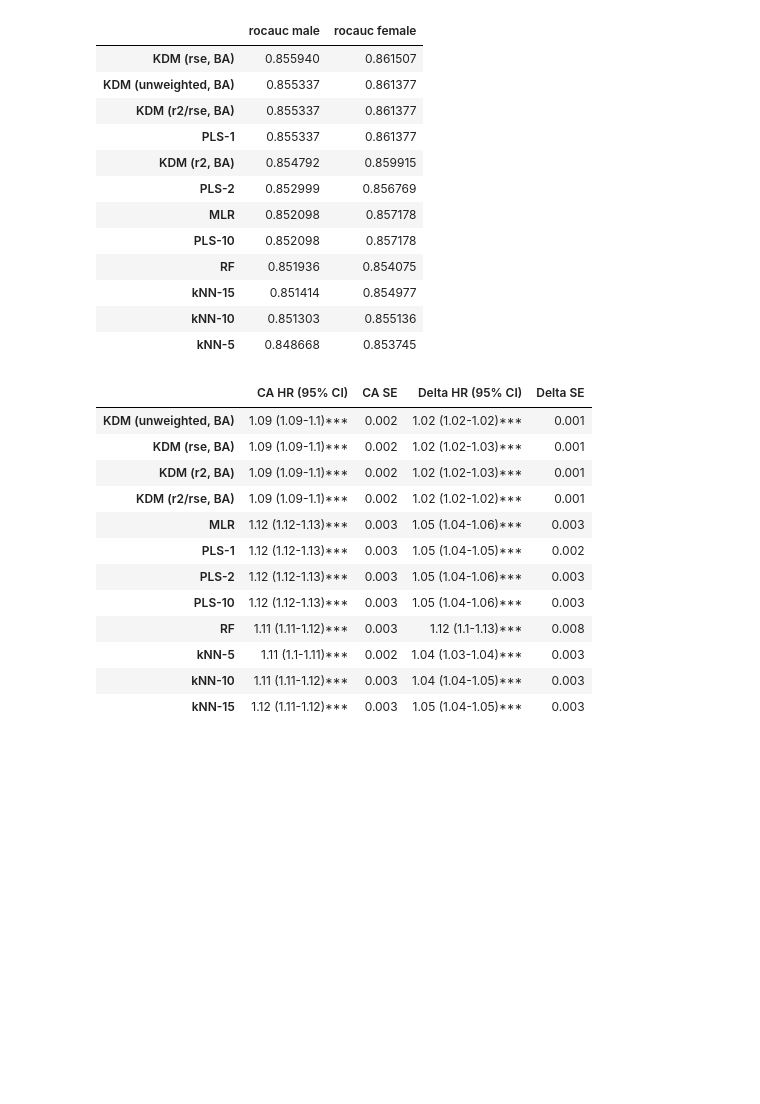
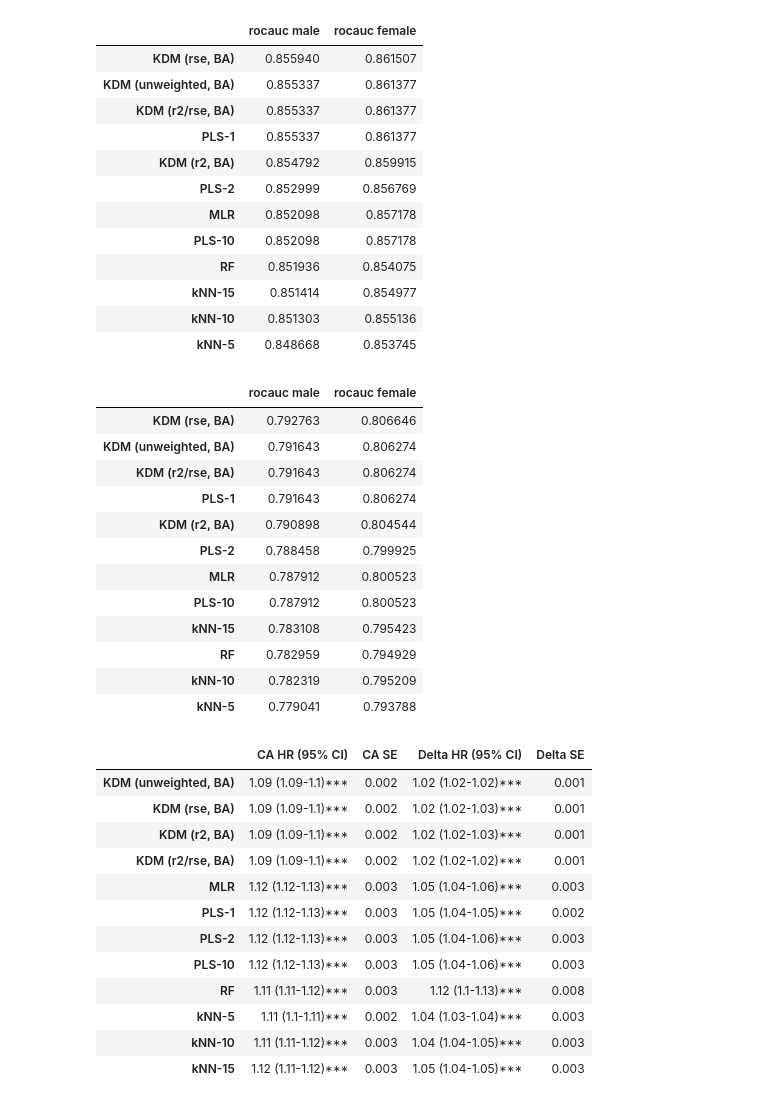
Before and after one commit to ComputationalAgingLab/ComputAge, a Jupyter notebook: mortality_testing.ipynb, the cells around one changed output. Drawn from its saved outputs; the diff is of its cells as text; code cells hidden in the pictures; blank space fills up the shorter version.

```diff
--- a/mortality_testing.ipynb
+++ b/mortality_testing.ipynb
@@ -226,9 +227,11 @@ colors = {'male':'tab:blue', 'female':'tab:red'}
 
 male_summaries = []
 female_summaries = []
-results = pd.DataFrame(columns=['rocauc male', 'rocauc female'])
+roc_results = pd.DataFrame(columns=['rocauc male', 'rocauc female'])
+ci_results = pd.DataFrame(columns=['rocauc male', 'rocauc female'])
 for ax, name in zip(axes.flatten(), models.keys()):
     rocs = []
+    cis = []
     for sex, sex_df, BA_df in zip(['male', 'female'],
                                     [df_male, df_female],
                                     [BA_male, BA_female]):
@@ -247,7 +250,7 @@ for ax, name in zip(axes.flatten(), models.keys()):
         res = np.array(res).T
         res = res[:, -1]
 
-        fpr, tpr, _ = roc_curve(sex_df.MORTSTAT, res)
+        fpr, tpr, _ = roc_curve(sex_df.MORTSTAT, res,)
 
         ax.plot(fpr, tpr, color=colors[sex],
                             alpha=0.7, linewidth=1, label=f'{sex}')
@@ -261,7 +264,11 @@ for ax, name in zip(axes.flatten(), models.keys()):
         else:
             female_summaries.append(cph.summary)
 
-    results = pd.concat([results, pd.DataFrame([rocs], columns=['rocauc male', 'rocauc female'], index=[name])])
+        ci = cph.score(Cox_train, scoring_method="concordance_index")
+        cis.append(ci)
+
+    roc_results = pd.concat([roc_results, pd.DataFrame([rocs], columns=['rocauc male', 'rocauc female'], index=[name])])
+    ci_results = pd.concat([ci_results, pd.DataFrame([cis], columns=['rocauc male', 'rocauc female'], index=[name])])
 
     ax.text(0.25, 0.4, f'ROC-AUC score\nMale: {rocs[0]:.3f}\nFemale: {rocs[1]:.3f}')
 
@@ -287,6 +294,22 @@ results.sort_values('rocauc male', ascending=False)
 | kNN-15 | 0.851414 | 0.854977 |
 | kNN-10 | 0.851303 | 0.855136 |
 | kNN-5 | 0.848668 | 0.853745 |
+# %%
+ci_results.sort_values('rocauc male', ascending=False)
+# %% [output]
+|  | rocauc male | rocauc female |
+| KDM (rse, BA) | 0.792763 | 0.806646 |
+| KDM (unweighted, BA) | 0.791643 | 0.806274 |
+| KDM (r2/rse, BA) | 0.791643 | 0.806274 |
+| PLS-1 | 0.791643 | 0.806274 |
+| KDM (r2, BA) | 0.790898 | 0.804544 |
+| PLS-2 | 0.788458 | 0.799925 |
+| MLR | 0.787912 | 0.800523 |
+| PLS-10 | 0.787912 | 0.800523 |
+| kNN-15 | 0.783108 | 0.795423 |
+| RF | 0.782959 | 0.794929 |
+| kNN-10 | 0.782319 | 0.795209 |
+| kNN-5 | 0.779041 | 0.793788 |
 # %%
 
 columns = ['CA HR (95% CI)', 'CA SE', 'Delta HR (95% CI)', 'Delta SE']
```
Also changed, not shown: parts of 2 cells of this notebook, 2 other files.
